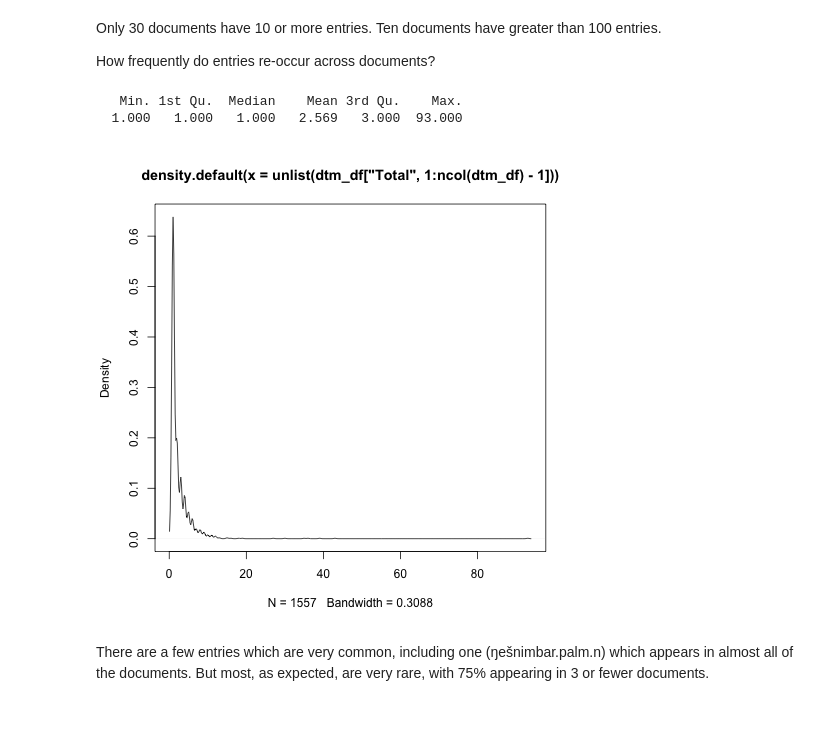
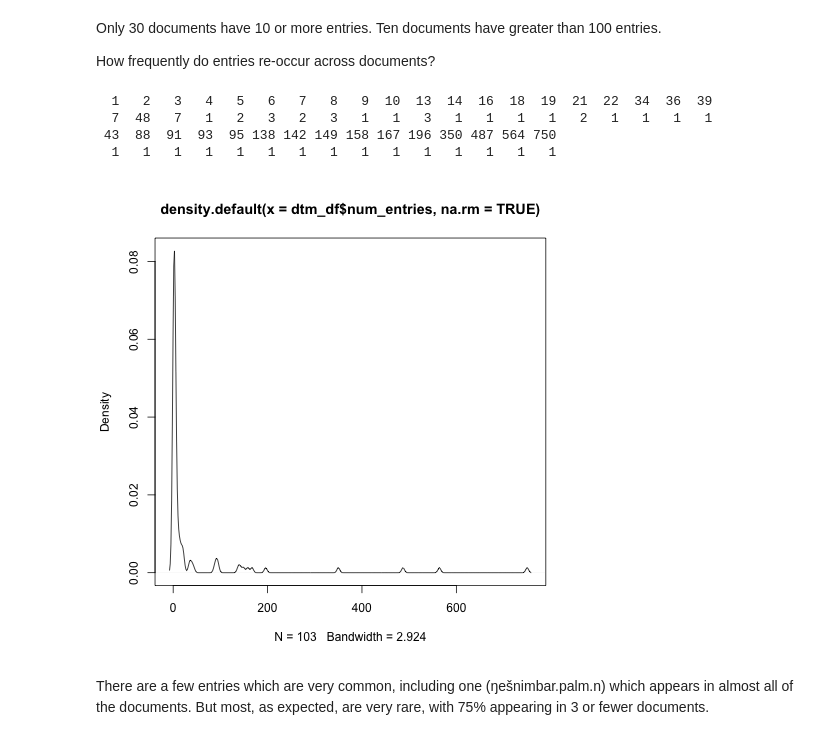
Before and after one commit to ErinBecker/digital-humanities-phylogenetics, a Jupyter notebook: scripts/Exploration_OB_wood.ipynb, the cells around one changed output. Cells and saved outputs as stored; diff of their text form; code cells hidden in the pictures.

```diff
--- a/scripts/Exploration_OB_wood.ipynb
+++ b/scripts/Exploration_OB_wood.ipynb
@@ -226,20 +226,24 @@ table(dtm_df$num_entries[1:nrow(dtm_df)]) #number of documents with each number
 Only 30 documents have 10 or more entries. Ten documents have greater than 100 entries.
 
 How frequently do entries re-occur across documents?
-# %%
-%%R -i dtm_df
-
-dtm_df["Total",] = colSums(dtm_df)
-
-plot(density(unlist(dtm_df["Total", 1:ncol(dtm_df)-1])))
-dtm_df["Total",which(dtm_df["Total",]>10)]
-
-entry_frequency = unlist(dtm_df["Total",])
-summary(entry_frequency)
-# %% [output]
-   Min. 1st Qu.  Median    Mean 3rd Qu.    Max.
-  1.000   1.000   1.000   2.569   3.000  93.000
-[figure, removed]
+# %%
+%%R -i dtm_df
+
+dtm_df$num_entries = rowSums(dtm_df)
+dtm_df["num_occurances",] = colSums(dtm_df)
+dtm_df["num_occurances","num_entries"] = NA
+
+plot(density(dtm_df$num_entries, na.rm = TRUE))
+table(dtm_df$num_entries) #number of documents with each number of entries
+
+#length(which(dtm_df$num_entries >= 10))
+#length(which(dtm_df$num_entries >= 100))
+# %% [output]
+  1   2   3   4   5   6   7   8   9  10  13  14  16  18  19  21  22  34  36  39
+  7  48   7   1   2   3   2   3   1   1   3   1   1   1   1   2   1   1   1   1
+ 43  88  91  93  95 138 142 149 158 167 196 350 487 564 750
+  1   1   1   1   1   1   1   1   1   1   1   1   1   1   1
+[figure, added]
 # %% [markdown]
 There are a few entries which are very common, including one (ŋešnimbar.palm.n) which appears in almost all of the documents. But most, as expected, are very rare, with 75% appearing in 3 or fewer documents.
 # %% [markdown]
```
